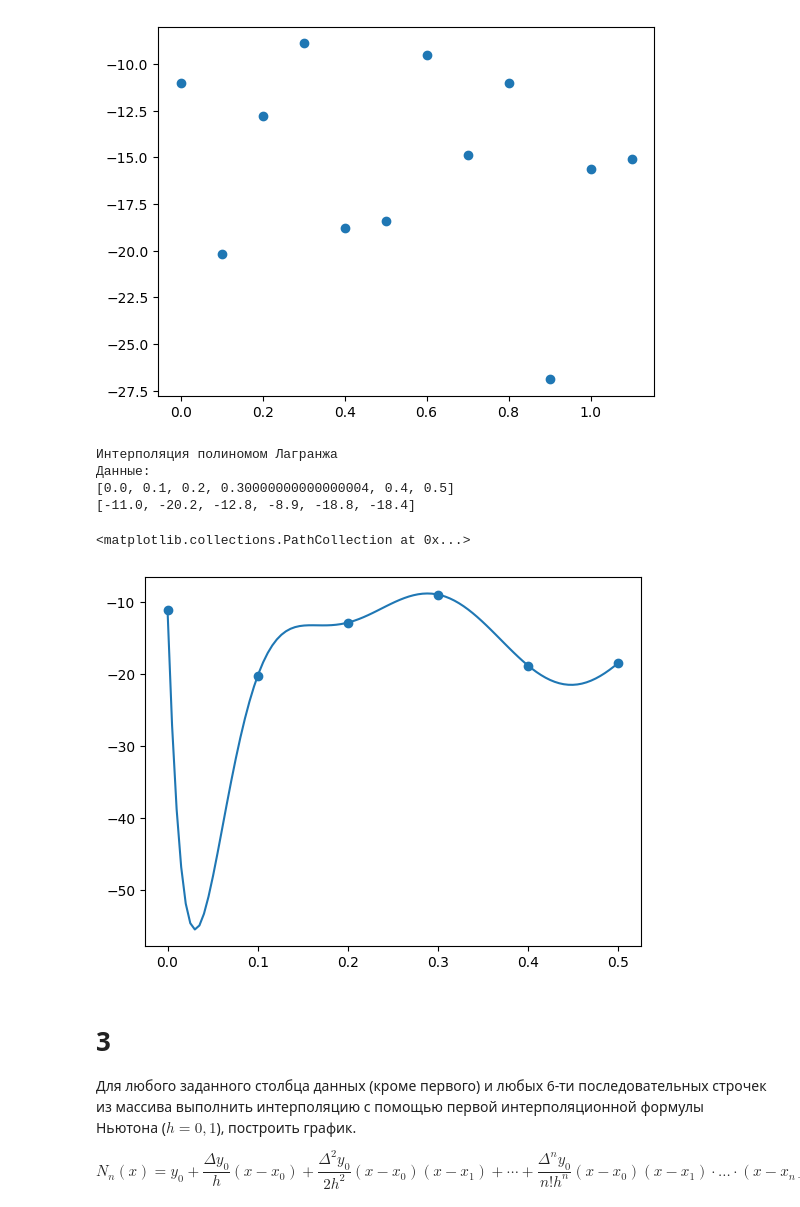
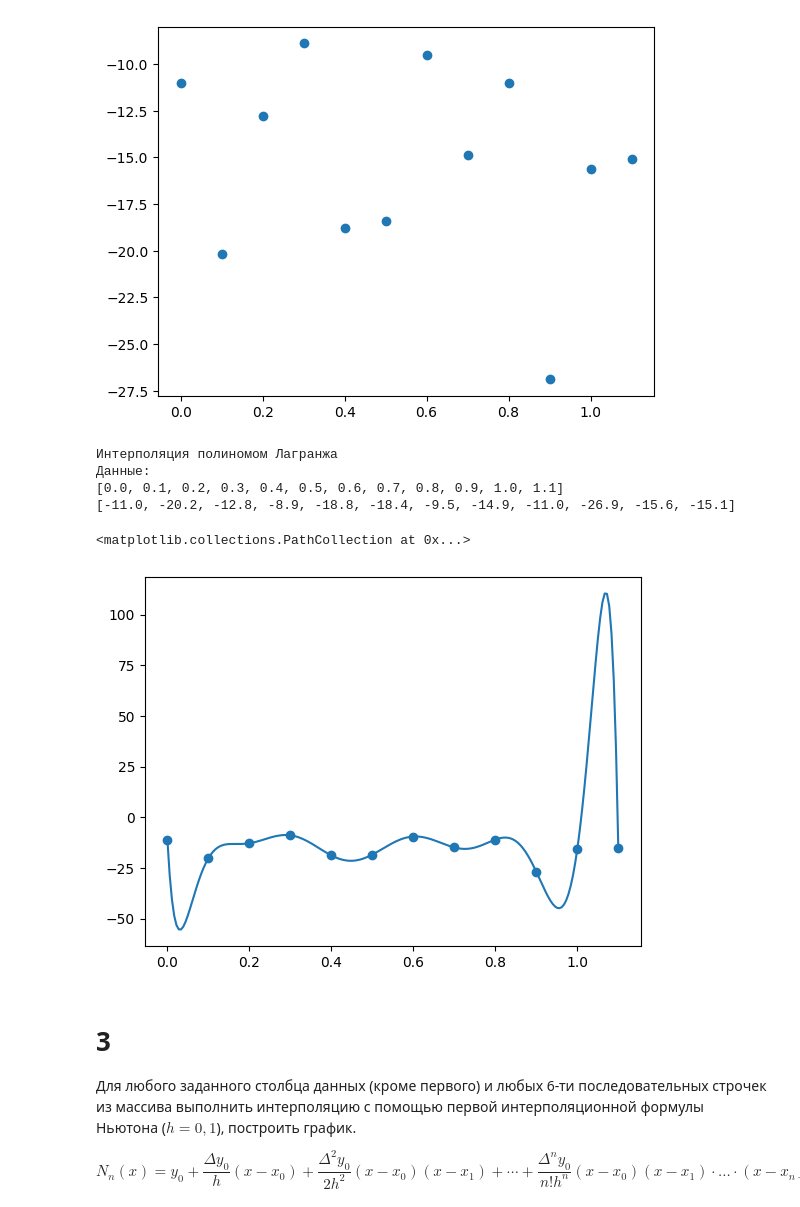
Before and after one commit to GordStep/Python-Mathematical-modeling-methods, a Jupyter notebook: source/lab_3.ipynb, the cells around one changed output. Drawn from its saved outputs; the diff is of its cells as text; code cells hidden in the pictures.

```diff
--- a/source/lab_3.ipynb
+++ b/source/lab_3.ipynb
@@ -40,7 +40,7 @@ count_rows = 12
 
 X = []
 for i in range(count_rows):
-    X.append(H * i)
+    X.append(round(H * i, 1))
 Y = data.iloc[first_row:first_row + count_rows]
 
 X = list(X)
@@ -95,25 +91,25 @@ def InterpolLag(x):
         result += Y[i] * L_i(x, i, X)
     return result
 # %%
-X_n = X[:6]
-Y_n = Y[:6]
+X_l = X
+Y_l = Y
 
 
-x = np.linspace(X_n[0], X_n[5], 100)
-y = [InterpolLag(el) for el in x]
+x_l = np.linspace(X_l[0], X_l[11], 200)
+y_l = [InterpolLag(el) for el in x]
 
 
 print("Интерполяция полиномом Лагранжа\nДанные:")
-print(X_n, Y_n, sep='\n')
-plt.plot(x, y)
-plt.scatter(X_n, Y_n)
+print(X_l, Y_l, sep='\n')
+plt.plot(x_l, y_l)
+plt.scatter(X_l, Y_l)
 # %% [output]
 Интерполяция полиномом Лагранжа
 Данные:
-[0.0, 0.1, 0.2, 0.30000000000000004, 0.4, 0.5]
-[-11.0, -20.2, -12.8, -8.9, -18.8, -18.4]
+[0.0, 0.1, 0.2, 0.3, 0.4, 0.5, 0.6, 0.7, 0.8, 0.9, 1.0, 1.1]
+[-11.0, -20.2, -12.8, -8.9, -18.8, -18.4, -9.5, -14.9, -11.0, -26.9, -15.6, -15.1]
 <matplotlib.collections.PathCollection at 0x...>
-[figure, old version]
+[figure, new version]
 # %% [markdown]
 # 3
 Для любого заданного столбца данных (кроме первого) и любых 6-ти последовательных строчек из массива
```
Also changed, not shown: parts of 20 cells of this notebook.
